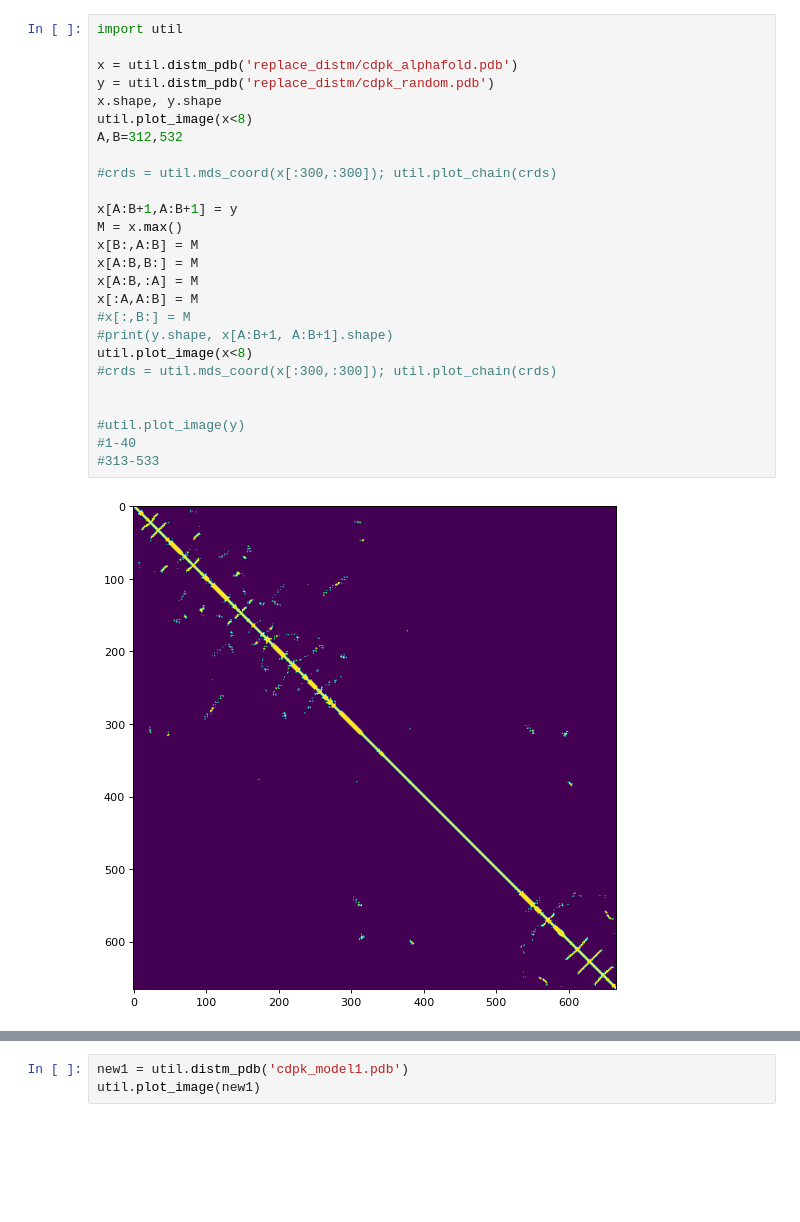
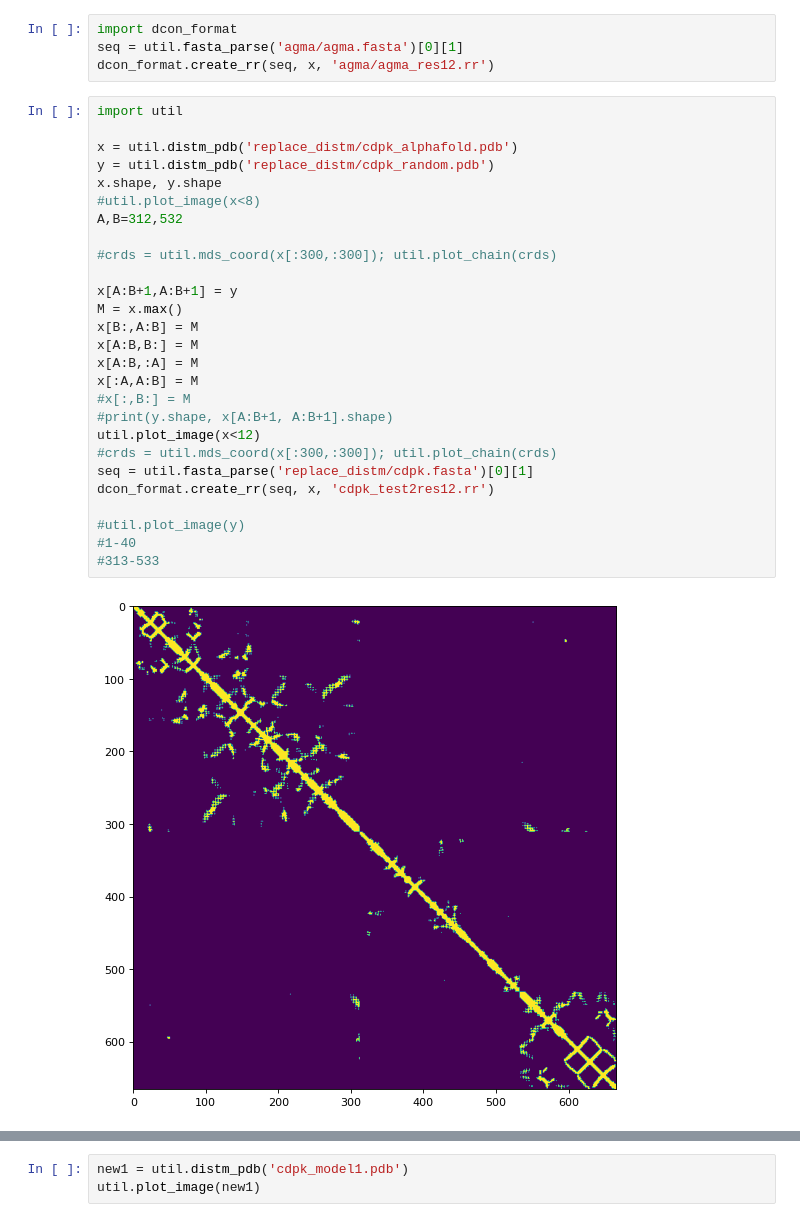
Before and after one commit to ychuhp/scoring_random_omega, a Jupyter notebook: distm_replace.ipynb, the cells around one changed output, grey strips where cells are left out. Drawn from its saved outputs; the diff is of its cells as text; blank space fills up the shorter version.

```diff
--- a/distm_replace.ipynb
+++ b/distm_replace.ipynb
@@ -22,29 +24,34 @@ util.plot_image(x)
 [figure]
+# %%
+import dcon_format
+seq = util.fasta_parse('agma/agma.fasta')[0][1]
+dcon_format.create_rr(seq, x, 'agma/agma_res12.rr')
 # %%
 import util
 
 x = util.distm_pdb('replace_distm/cdpk_alphafold.pdb')
 y = util.distm_pdb('replace_distm/cdpk_random.pdb')
 x.shape, y.shape
-util.plot_image(x<8)
+#util.plot_image(x<8)
 A,B=312,532
 
 #crds = util.mds_coord(x[:300,:300]); util.plot_chain(crds)
 
 x[A:B+1,A:B+1] = y
 M = x.max()
 x[B:,A:B] = M
 x[A:B,B:] = M
 x[A:B,:A] = M
 x[:A,A:B] = M
 #x[:,B:] = M
 #print(y.shape, x[A:B+1, A:B+1].shape)
-util.plot_image(x<8)
+util.plot_image(x<12)
 #crds = util.mds_coord(x[:300,:300]); util.plot_chain(crds)
-
+seq = util.fasta_parse('replace_distm/cdpk.fasta')[0][1]
+dcon_format.create_rr(seq, x, 'cdpk_test2res12.rr')
 
 #util.plot_image(y)
 #1-40
 #313-533
 # %% [output]
-[figure, old version]
+[figure, new version]
```
Also changed, not shown: parts of 9 cells of this notebook, 56 other files.
